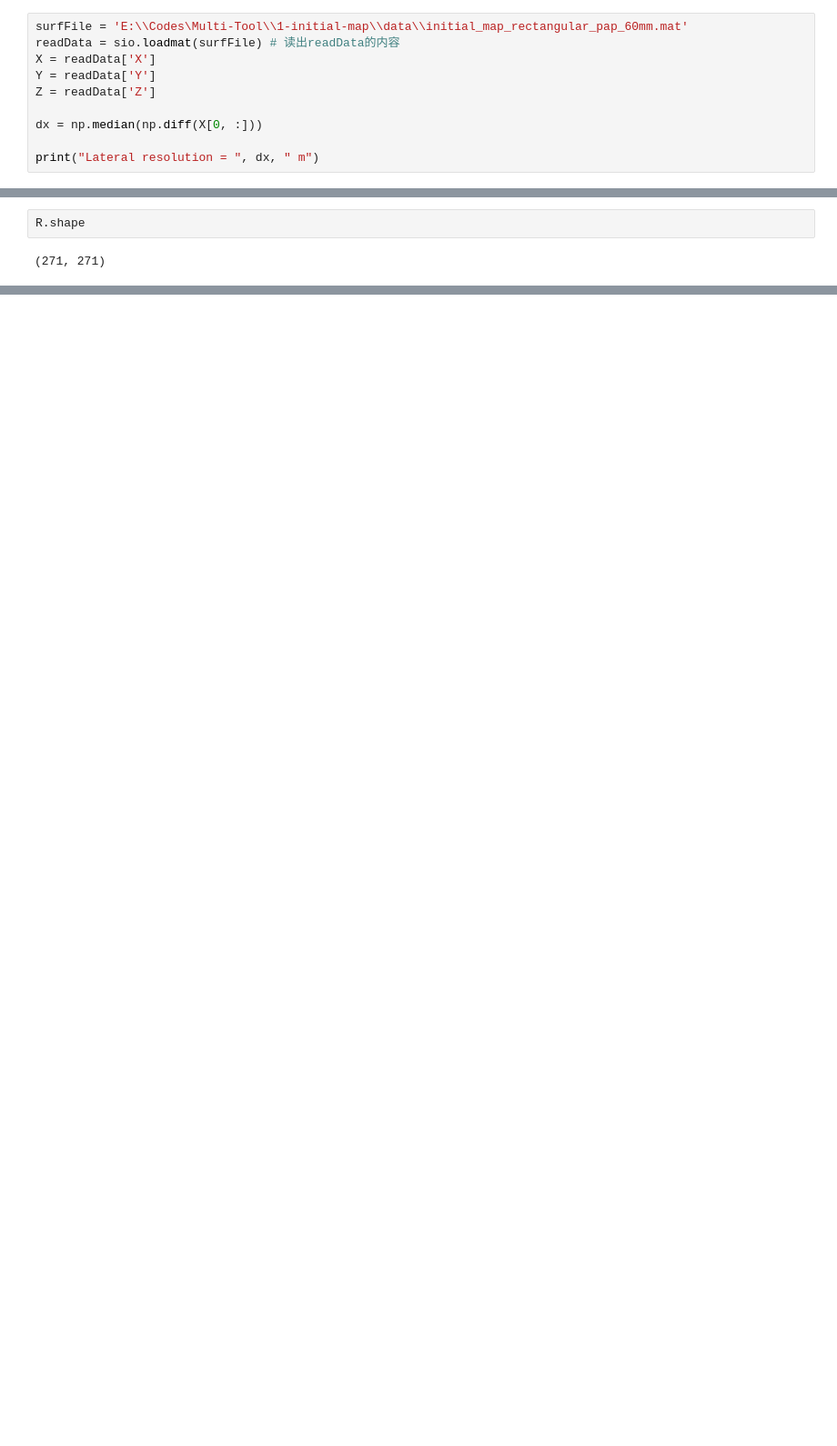
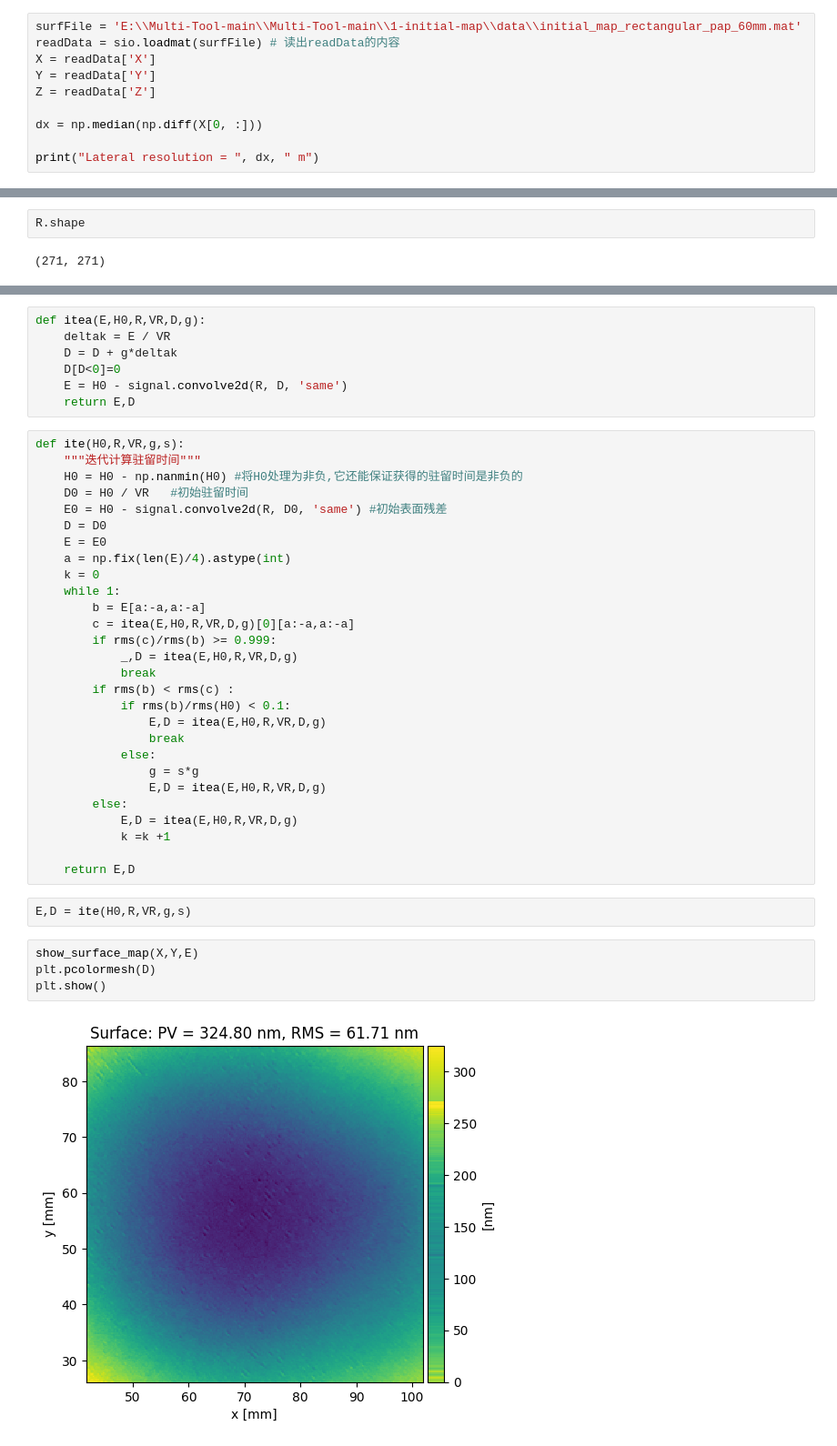
Before and after one commit to TWANG006/monolithic, a Jupyter notebook: notebooks/iterative_test.ipynb, the cells around one changed output, grey strips where cells are left out. Shown at 91% size. Drawn from its saved outputs; the diff is of its cells as text; blank space fills up the shorter version.

```diff
--- a/notebooks/iterative_test.ipynb
+++ b/notebooks/iterative_test.ipynb
@@ -20,7 +15,7 @@ from mpl_toolkits.mplot3d import Axes3D
 g = 0.1   #阻尼因子,值≤1时，g值越大收敛速度越快，而g值过大则迭代发散
 s = 0.95  #s是g的修正系数,s的值最好是接近1的值
 # %%
-surfFile = 'E:\\Codes\Multi-Tool\\1-initial-map\\data\\initial_map_rectangular_pap_60mm.mat'
+surfFile = 'E:\\Multi-Tool-main\\Multi-Tool-main\\1-initial-map\\data\\initial_map_rectangular_pap_60mm.mat'
 readData = sio.loadmat(surfFile) # 读出readData的内容
 X = readData['X']
 Y = readData['Y']
@@ -120,0 +104,43 @@ readData
+# %%
+def itea(E,H0,R,VR,D,g):
+    deltak = E / VR
+    D = D + g*deltak
+    D[D<0]=0
+    E = H0 - signal.convolve2d(R, D, 'same')
+    return E,D
+# %%
+def ite(H0,R,VR,g,s):
+    """迭代计算驻留时间"""
+    H0 = H0 - np.nanmin(H0) #将H0处理为非负,它还能保证获得的驻留时间是非负的
+    D0 = H0 / VR   #初始驻留时间
+    E0 = H0 - signal.convolve2d(R, D0, 'same') #初始表面残差
+    D = D0
+    E = E0
+    a = np.fix(len(E)/4).astype(int)
+    k = 0
+    while 1:
+        b = E[a:-a,a:-a]
+        c = itea(E,H0,R,VR,D,g)[0][a:-a,a:-a]
+        if rms(c)/rms(b) >= 0.999:
+            _,D = itea(E,H0,R,VR,D,g)
+            break
+        if rms(b) < rms(c) :
+            if rms(b)/rms(H0) < 0.1:
+                E,D = itea(E,H0,R,VR,D,g)
+                break
+            else:
+                g = s*g
+                E,D = itea(E,H0,R,VR,D,g)
+        else:
+            E,D = itea(E,H0,R,VR,D,g)
+            k =k +1
+
+    return E,D
+# %%
+E,D = ite(H0,R,VR,g,s)
+# %%
+show_surface_map(X,Y,E)
+plt.pcolormesh(D)
+plt.show()
+# %% [output]
+[figure, added]
```
Also changed, not shown: parts of 7 cells of this notebook, 5 other files.
